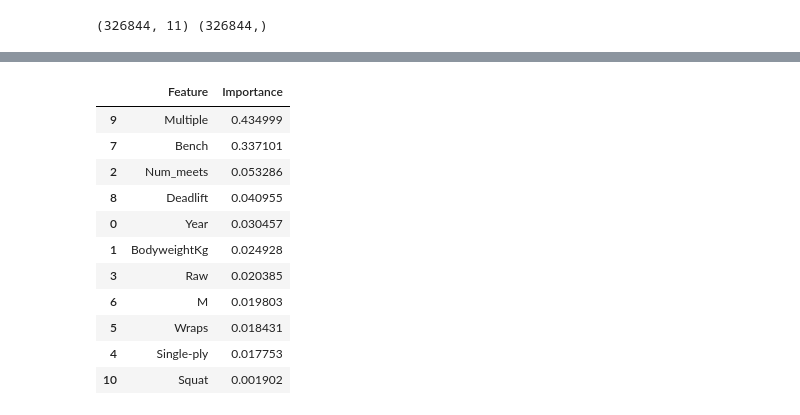
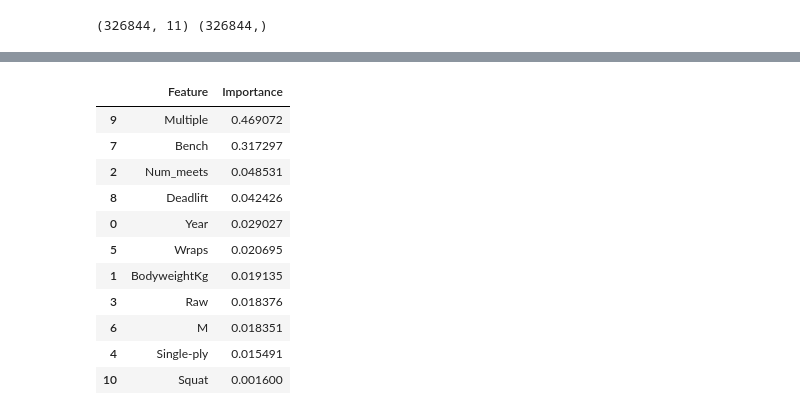
Before and after one commit to spatten35/CapstoneProject1, a Jupyter notebook: Capstone1.ipynb, the cells around one changed output, grey strips where cells are left out. Drawn from its saved outputs; the diff is of its cells as text; code cells hidden in the pictures.

```diff
--- a/Capstone1.ipynb
+++ b/Capstone1.ipynb
@@ -27,8 +27,8 @@ from urllib.request import urlretrieve
 After importing the libraries, we need to see what we're working with for data. We'll start with the meets.csv file, and check the first few rows of data for general structure, the info for the dataset to see where there are missing values, and describe to see if there are any immediate outliers.
 # %%
 
-meets_df = pd.read_csv("meets.csv")
-competitors_df = pd.read_csv("openpowerlifting.csv")
+meets_df = pd.read_csv("meets.csv", memory_map=True)
+competitors_df = pd.read_csv("openpowerlifting.csv", memory_map=True)
 print(meets_df.shape)
 print(meets_df.head())
 print(meets_df.info(verbose=True))
@@ -1037,12 +1055,11 @@ rf_default.score(X_sample_test, y_sample_test)
 
 rf = Pipeline([('scaler', StandardScaler()),('rf',RandomForestRegressor())])
 best_score = 0
-for n in range(30):
-    sample = ml_df.sample(n=10000)
+for n in range(150):
+    sample = ml_df.sample(n=1500)
     X_sample = sample.drop(['Wilks'], axis=1)
     y_sample = sample['Wilks']
-    X_sample_train, X_sample_test, y_sample_train, y_sample_test = train_test_split(X_sample, y_sample, test_size=0.25, random_state=42)
-
+    X_sample_train, X_sample_test, y_sample_train, y_sample_test = train_test_split(X_sample, y_sample, test_size=0.2, random_state=42)
     parameters = {'rf__n_estimators': np.arange(150,200,10), 'rf__max_features':['auto','sqrt','log2'], 'rf__max_depth': np.arange(1,101,5), 'rf__criterion':['mse','mae'], 'rf__min_impurity_decrease': np.arange(0,0.5,0.05), 'rf__min_weight_fraction_leaf': np.arange(0,0.5,0.05), 'rf__min_samples_split':np.arange(2,16,2) }
     random_forest_cv = RandomizedSearchCV(rf, parameters, scoring='r2')
     random_forest_cv.fit(X_sample_train, y_sample_train)
@@ -1054,9 +1071,8 @@ for n in range(30):
         best_est = random_forest_cv.best_params_['rf__n_estimators']
         best_feat = random_forest_cv.best_params_['rf__max_features']
         best_depth = random_forest_cv.best_params_['rf__max_depth']
-
-print("Best Score: ", best_score)
-print("Number of estimators: ", best_est)
-print("Max Features method: ", best_feat)
-print("Max Depth: ", best_depth)
+        best_cri = random_forest_cv.best_params_['rf__criterion']
+        best_imp = random_forest_cv.best_params_['rf__min_impurity_decrease']
+        best_leaf = random_forest_cv.best_params_['rf__min_weight_fraction_leaf']
+        best_ss = random_forest_cv.best_params_['rf__min_samples_split']
 # %% [output]
@@ -1069,28 +1096,31 @@ and new parms {'rf__n_estimators': 170, 'rf__min_weight_fraction_leaf': 0.0, 'rf
+# %%
+best_imp = 0.45
+best_ss = 12
 # %%
 #Random Forest full
 
-random_forest = Pipeline([('scaler', StandardScaler()),('random_forest', RandomForestRegressor(n_estimators=best_est, max_features=best_feat, n_jobs=2, max_depth=best_depth))])
+random_forest = Pipeline([('scaler', StandardScaler()),('random_forest', RandomForestRegressor(n_estimators=best_est, max_features=best_feat, n_jobs=2, max_depth=best_depth, criterion=best_cri, min_samples_split=best_ss, min_impurity_decrease=best_imp))])
 random_forest.fit(X_train, y_train)
 train_pred = random_forest.predict(X_train)
 test_pred = random_forest.predict(X_test)
 
 features = pd.DataFrame({'Feature':X_train.columns, 'Importance':random_forest.named_steps.random_forest.feature_importances_})
 
 multi_scores('RandomForestRegressor', train_pred, test_pred)
 features.sort_values('Importance', ascending=False)
 # %% [output]
 |  | Feature | Importance |
-| 9 | Multiple | 0.434999 |
-| 7 | Bench | 0.337101 |
-| 2 | Num_meets | 0.053286 |
-| 8 | Deadlift | 0.040955 |
-| 0 | Year | 0.030457 |
-| 1 | BodyweightKg | 0.024928 |
-| 3 | Raw | 0.020385 |
-| 6 | M | 0.019803 |
-| 5 | Wraps | 0.018431 |
-| 4 | Single-ply | 0.017753 |
-| 10 | Squat | 0.001902 |
+| 9 | Multiple | 0.469072 |
+| 7 | Bench | 0.317297 |
+| 2 | Num_meets | 0.048531 |
+| 8 | Deadlift | 0.042426 |
+| 0 | Year | 0.029027 |
+| 5 | Wraps | 0.020695 |
+| 1 | BodyweightKg | 0.019135 |
+| 3 | Raw | 0.018376 |
+| 6 | M | 0.018351 |
+| 4 | Single-ply | 0.015491 |
+| 10 | Squat | 0.001600 |
 # %%
 score_table
 # %% [output]
```
Also changed, not shown: parts of 15 cells of this notebook.
